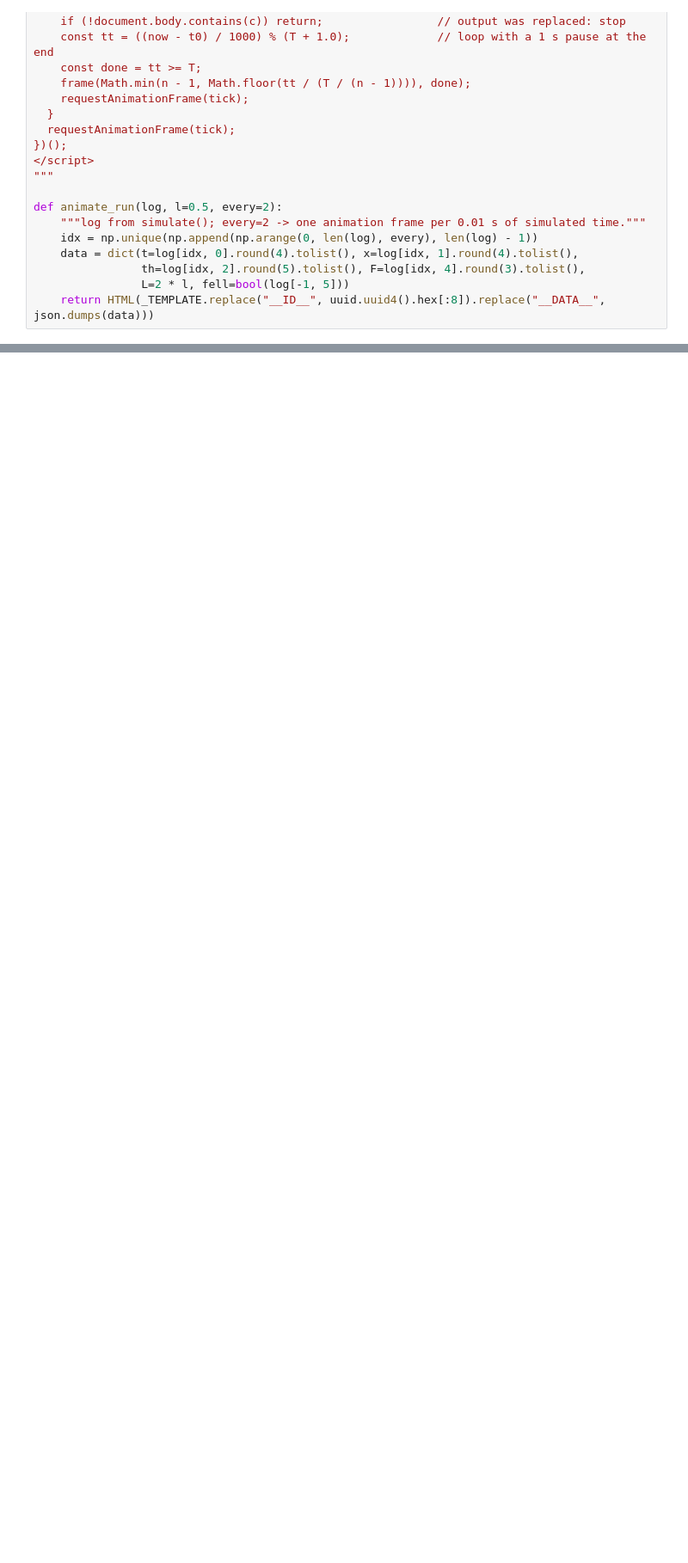
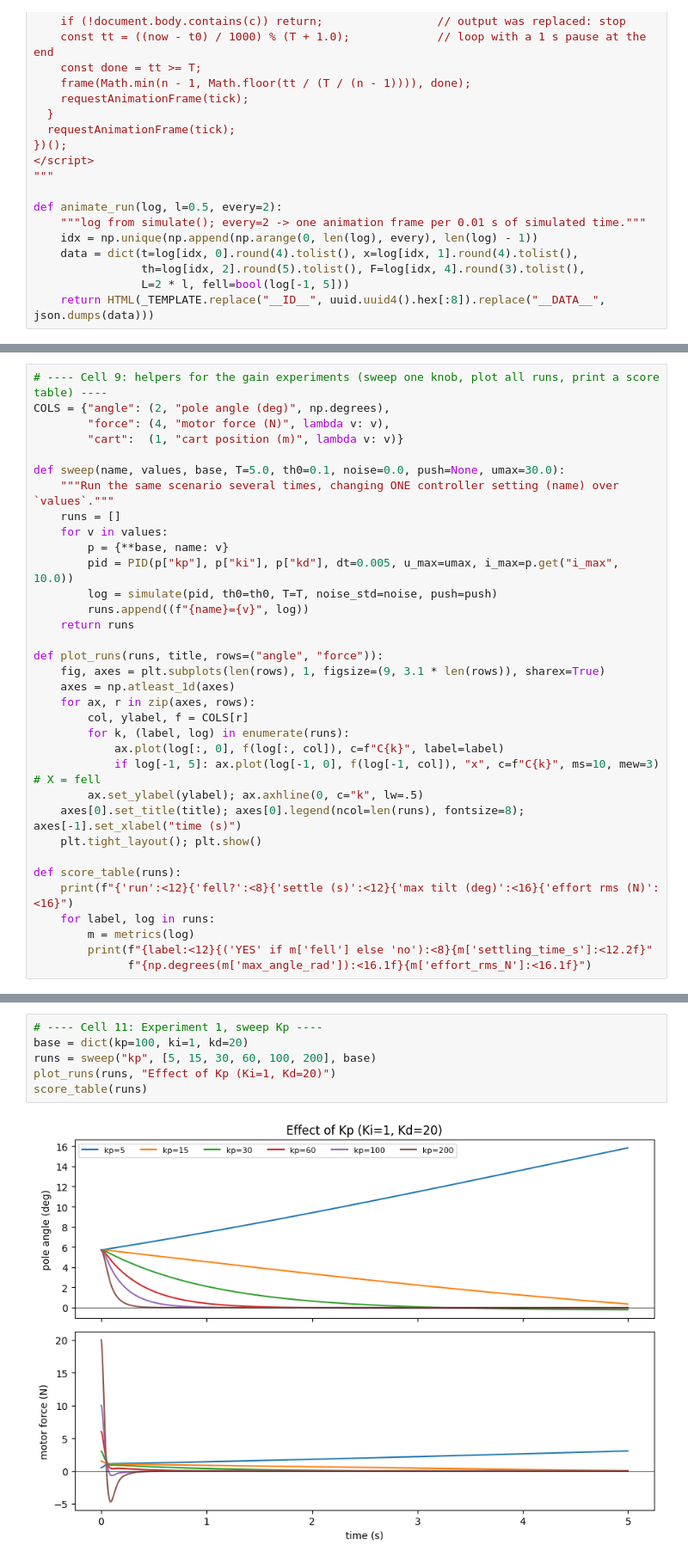
Before and after one commit to Series-Parallel/Machine_in_control, a Jupyter notebook: cartpole_pid.ipynb, the cells around one changed output, grey strips where cells are left out. Shown at 86% size. Drawn from its saved outputs; the diff is of its cells as text; blank space fills up the shorter version.

```diff
--- a/cartpole_pid.ipynb
+++ b/cartpole_pid.ipynb
@@ -221,3 +221,37 @@ display(w.VBox([kp, ki, kd, th0, noise, umax, shove, dur]), out)
 # %% [output]
 VBox(children=(FloatSlider(value=100.0, description='Kp  (P: react to lean)', layout=Layout(width='520px'), ma…
 [interactive output not drawn]
+# %%
+# ---- Cell 9: helpers for the gain experiments (sweep one knob, plot all runs, print a score table) ----
+COLS = {"angle": (2, "pole angle (deg)", np.degrees),
+        "force": (4, "motor force (N)", lambda v: v),
+        "cart":  (1, "cart position (m)", lambda v: v)}
+
+def sweep(name, values, base, T=5.0, th0=0.1, noise=0.0, push=None, umax=30.0):
+    """Run the same scenario several times, changing ONE controller setting (name) over `values`."""
+    runs = []
+    for v in values:
+        p = {**base, name: v}
+        pid = PID(p["kp"], p["ki"], p["kd"], dt=0.005, u_max=umax, i_max=p.get("i_max", 10.0))
+        log = simulate(pid, th0=th0, T=T, noise_std=noise, push=push)
+        runs.append((f"{name}={v}", log))
+    return runs
+
+def plot_runs(runs, title, rows=("angle", "force")):
+    fig, axes = plt.subplots(len(rows), 1, figsize=(9, 3.1 * len(rows)), sharex=True)
+    axes = np.atleast_1d(axes)
+    for ax, r in zip(axes, rows):
+        col, ylabel, f = COLS[r]
+        for k, (label, log) in enumerate(runs):
+            ax.plot(log[:, 0], f(log[:, col]), c=f"C{k}", label=label)
+            if log[-1, 5]: ax.plot(log[-1, 0], f(log[-1, col]), "x", c=f"C{k}", ms=10, mew=3)   # X = fell
+        ax.set_ylabel(ylabel); ax.axhline(0, c="k", lw=.5)
+    axes[0].set_title(title); axes[0].legend(ncol=len(runs), fontsize=8); axes[-1].set_xlabel("time (s)")
+    plt.tight_layout(); plt.show()
+
+def score_table(runs):
+    print(f"{'run':<12}{'fell?':<8}{'settle (s)':<12}{'max tilt (deg)':<16}{'effort rms (N)':<16}")
+    for label, log in runs:
+        m = metrics(log)
+        print(f"{label:<12}{('YES' if m['fell'] else 'no'):<8}{m['settling_time_s']:<12.2f}"
+              f"{np.degrees(m['max_angle_rad']):<16.1f}{m['effort_rms_N']:<16.1f}")
@@ -223,0 +264,8 @@ VBox(children=(FloatSlider(value=100.0, description='Kp  (P: react to lean)', la
+# %%
+# ---- Cell 11: Experiment 1, sweep Kp ----
+base = dict(kp=100, ki=1, kd=20)
+runs = sweep("kp", [5, 15, 30, 60, 100, 200], base)
+plot_runs(runs, "Effect of Kp (Ki=1, Kd=20)")
+score_table(runs)
+# %% [output]
+[figure, added]
```
Also changed, not shown: parts of 6 cells of this notebook.
